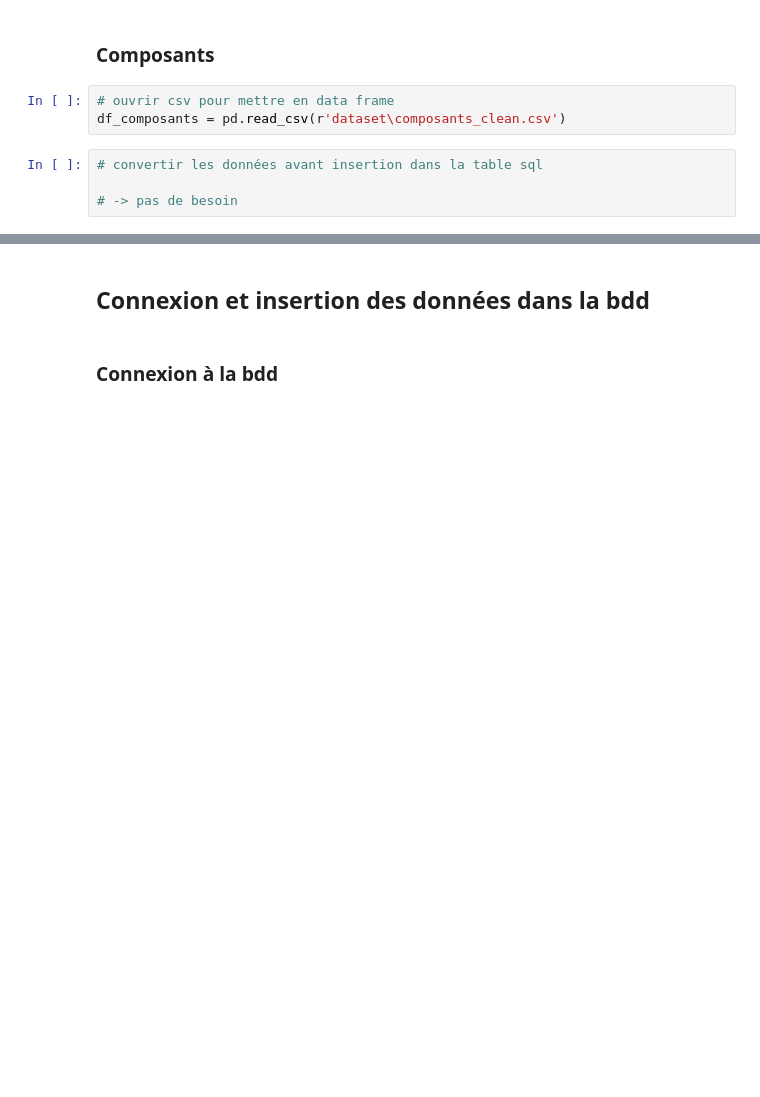
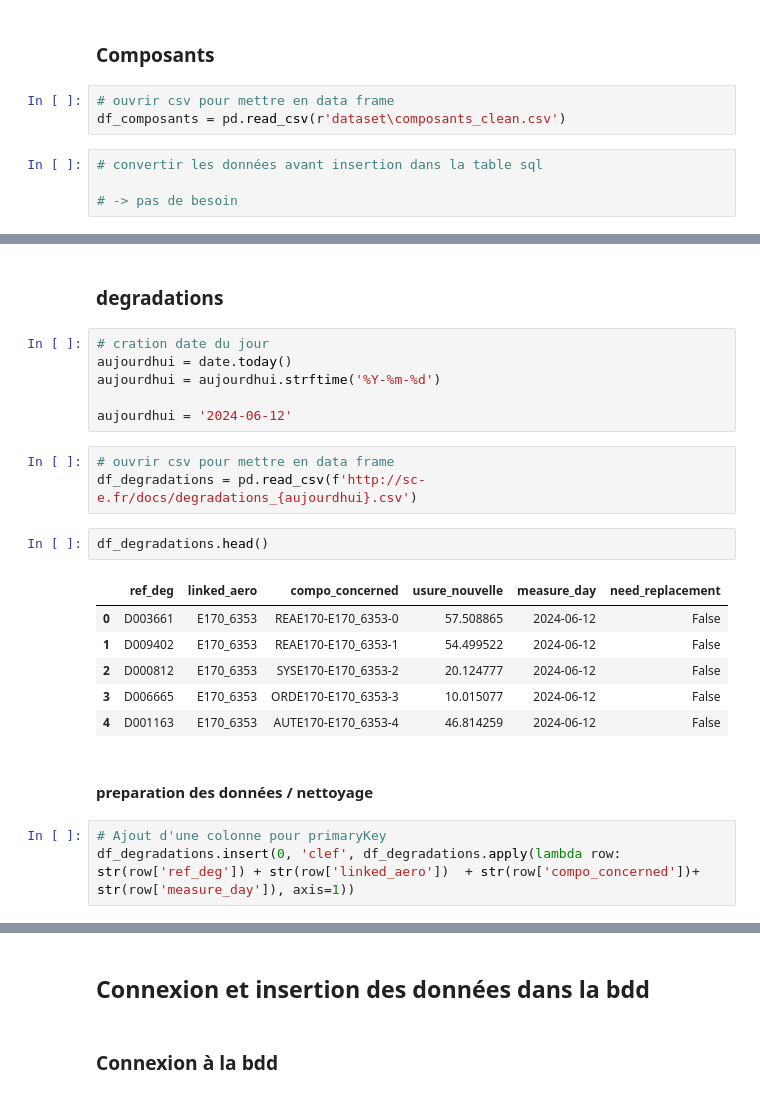
Before and after one commit to Dim2960/preventive_maintenance, a Jupyter notebook: save_db_to_sql.ipynb, the cells around one changed output, grey strips where cells are left out. Saved outputs shown, nothing was run; the diff lists cells and outputs as text; blank space fills up the shorter version.

```diff
--- a/save_db_to_sql.ipynb
+++ b/save_db_to_sql.ipynb
@@ -51,3 +70,28 @@ df_composants.head()
 | 2 | SYSE170-E170_6353-2 | Composants Critiques | E170_6353 | Système de navigation | 10541 | 16.730575 | 16514 |
 | 3 | ORDE170-E170_6353-3 | Composants Critiques | E170_6353 | Ordinateur de vol | 10441 | 6.653075 | 16047 |
 | 4 | AUTE170-E170_6353-4 | Composants Critiques | E170_6353 | Autopilote | 14847 | 42.033525 | 19362 |
+# %% [markdown]
+### degradations
+# %%
+# cration date du jour
+aujourdhui = date.today()
+aujourdhui = aujourdhui.strftime('%Y-%m-%d')
+
+aujourdhui = '2024-06-12'
+# %%
+# ouvrir csv pour mettre en data frame
+df_degradations = pd.read_csv(f'http://sc-e.fr/docs/degradations_{aujourdhui}.csv')
+# %%
+df_degradations.head()
+# %% [output]
+|  | ref_deg | linked_aero | compo_concerned | usure_nouvelle | measure_day | need_replacement |
+| 0 | D003661 | E170_6353 | REAE170-E170_6353-0 | 57.508865 | 2024-06-12 | False |
+| 1 | D009402 | E170_6353 | REAE170-E170_6353-1 | 54.499522 | 2024-06-12 | False |
+| 2 | D000812 | E170_6353 | SYSE170-E170_6353-2 | 20.124777 | 2024-06-12 | False |
+| 3 | D006665 | E170_6353 | ORDE170-E170_6353-3 | 10.015077 | 2024-06-12 | False |
+| 4 | D001163 | E170_6353 | AUTE170-E170_6353-4 | 46.814259 | 2024-06-12 | False |
+# %% [markdown]
+#### preparation des données / nettoyage
+# %%
+# Ajout d'une colonne pour primaryKey
+df_degradations.insert(0, 'clef', df_degradations.apply(lambda row: str(row['ref_deg']) + str(row['linked_aero'])  + str(row['compo_concerned'])+ str(row['measure_day']), axis=1))
```
Also changed, not shown: parts of 16 cells of this notebook, 4 other files.
